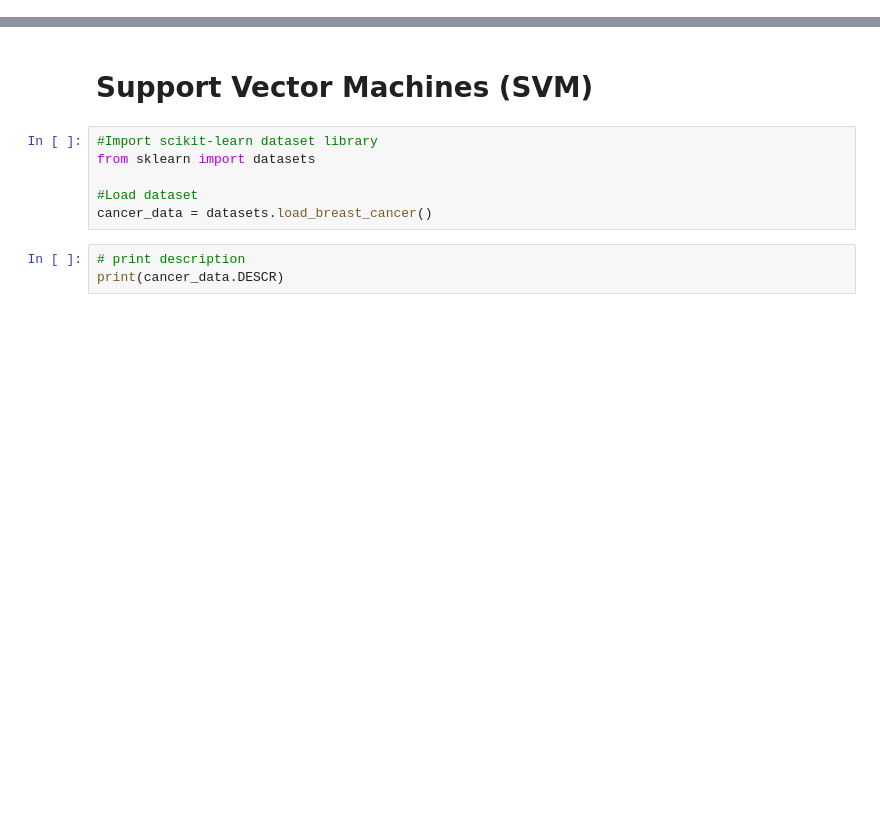
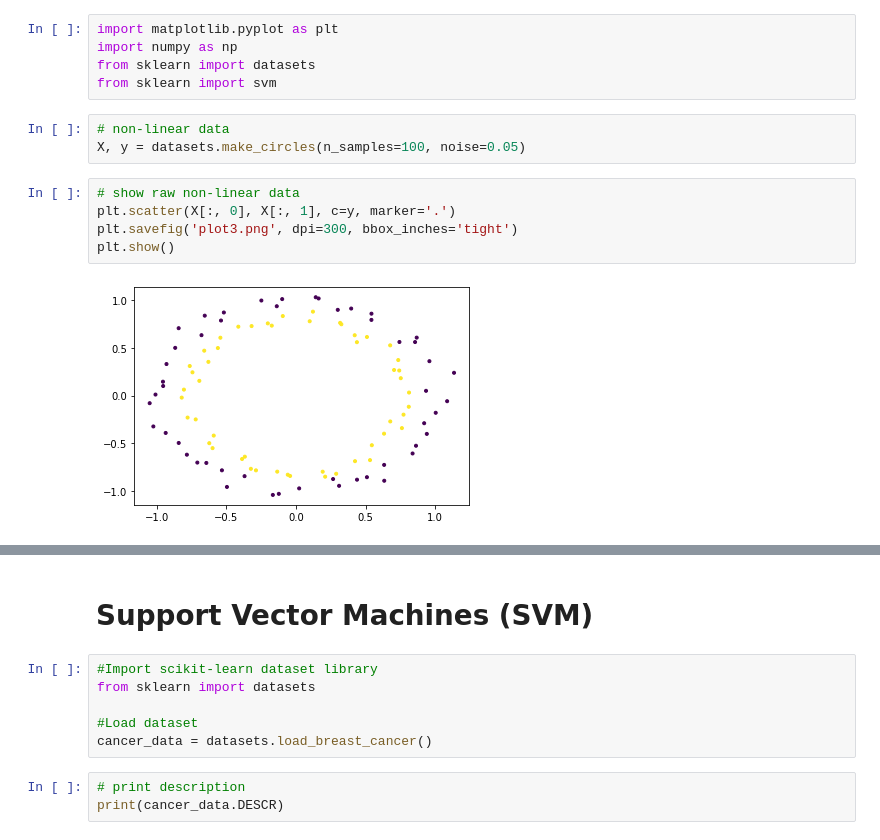
Before and after one commit to gayathri1462/Hello-ML, a Jupyter notebook: SVM_Cancer_Prediction.ipynb, the cells around one changed output, grey strips where cells are left out. Saved outputs shown, nothing was run; the diff lists cells and outputs as text; blank space fills up the shorter version.

```diff
--- a/SVM_Cancer_Prediction.ipynb
+++ b/SVM_Cancer_Prediction.ipynb
@@ -2,0 +56,15 @@
+# %%
+import matplotlib.pyplot as plt
+import numpy as np
+from sklearn import datasets
+from sklearn import svm
+# %%
+# non-linear data
+X, y = datasets.make_circles(n_samples=100, noise=0.05)
+# %%
+# show raw non-linear data
+plt.scatter(X[:, 0], X[:, 1], c=y, marker='.')
+plt.savefig('plot3.png', dpi=300, bbox_inches='tight')
+plt.show()
+# %% [output]
+[figure, added]
```
Also changed, not shown: parts of 13 cells of this notebook.
